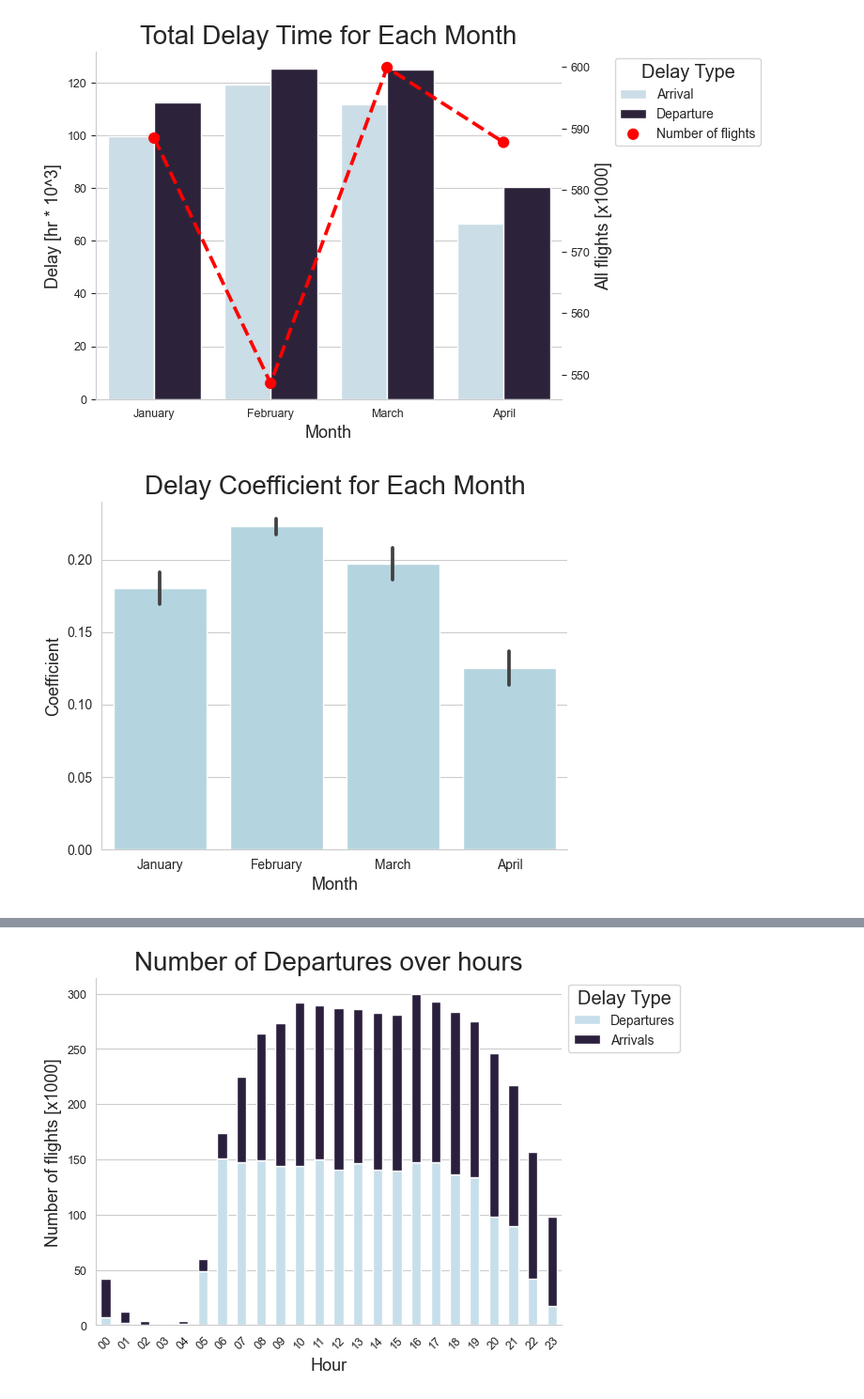
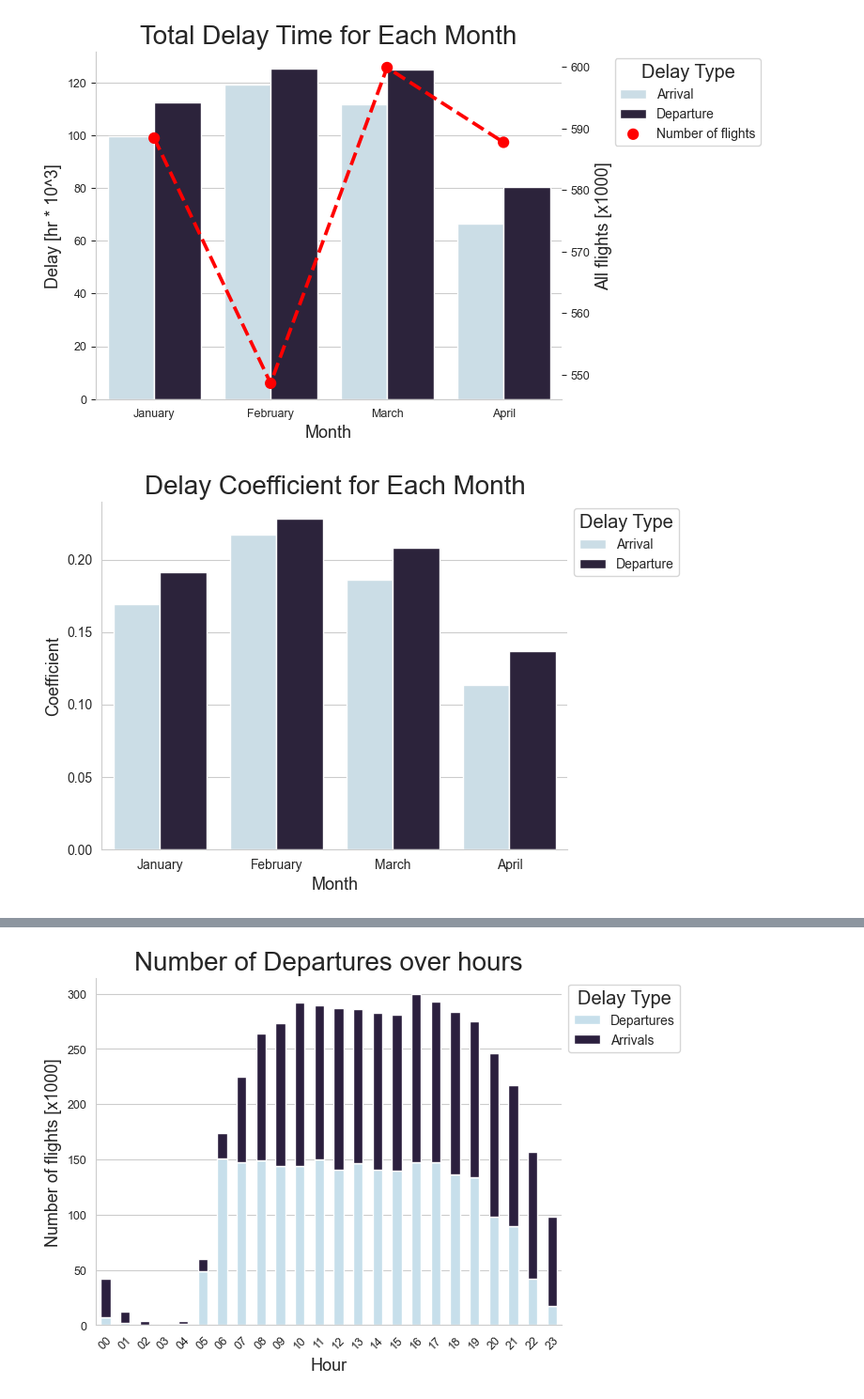
Before and after one commit to Pawlo77/Airline-Perfomrmance-Data-Analysis, a Jupyter notebook: src/eda_Pawel.ipynb, the cells around one changed output, grey strips where cells are left out. Shown at 94% size. Saved outputs shown, nothing was run; the diff lists cells and outputs as text; code cells hidden in the pictures.

Commit message:
more_charts

```diff
--- a/src/eda_Pawel.ipynb
+++ b/src/eda_Pawel.ipynb
@@ -395,19 +397,30 @@ finish(ax1, title)
 # %%
 title = "Delay Coefficient for Each Month"
 
 dt["Coefficient"] = dt["Delay [hr * 10^3]"] / dt["All flights [x1000]"]
 
-ax = sns.barplot(dt, x="Month", y="Coefficient", color="lightblue")
+ax = sns.barplot(
+    dt,
+    x="Month",
+    y="Coefficient",
+    hue="type",
+    palette=sns.color_palette("ch:s=.25,rot=-.25", 2),
+)
 
 plt.xticks([0, 1, 2, 3], ["January", "February", "March", "April"])
-
+plt.legend(
+    loc="upper left",
+    bbox_to_anchor=(1, 1),
+    title_fontsize="x-large",
+    title="Delay Type",
+)
 sns.despine()
 ax.xaxis.label.set_size(13)
 ax.yaxis.label.set_size(13)
 plt.title(title, size=20)
 save_fig(title)
 plt.show()
 
 # ([Delay Time [hr * 10^3] / All flights [x1000])
 # %% [output]
-[figure, old version]
+[figure, new version]
```
Also changed, not shown: parts of 7 cells of this notebook, 35 other files.
